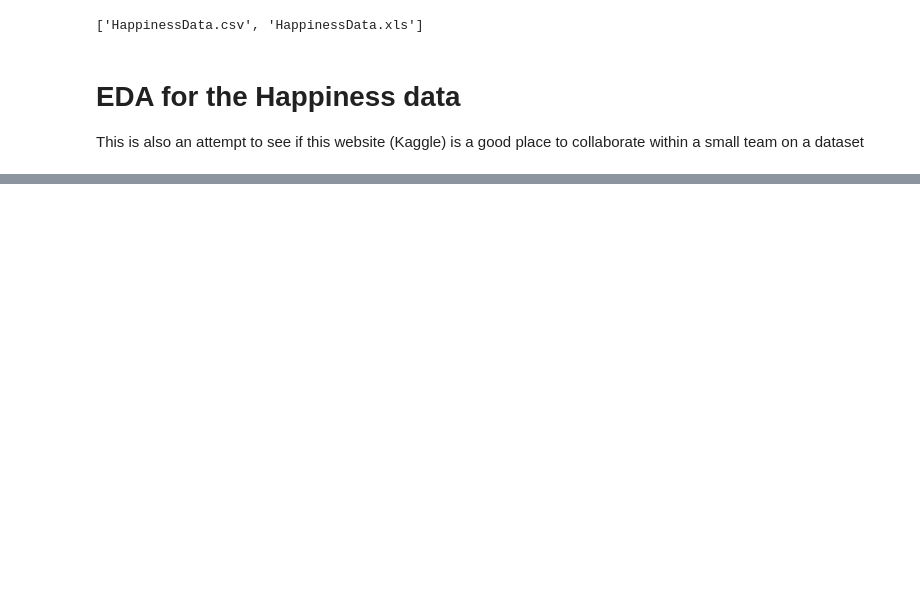
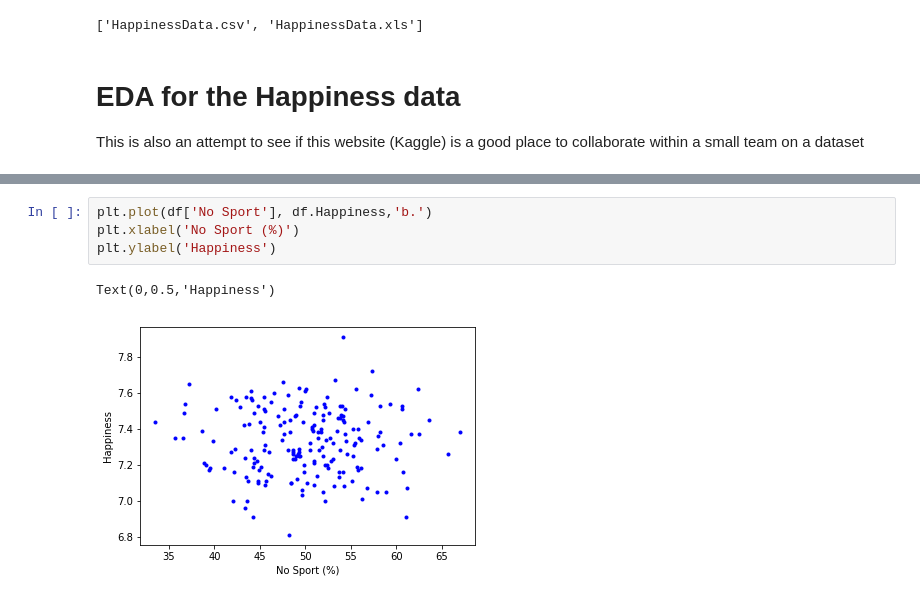
Before and after one commit to CAMWC1/bootcamping2017_2018, a Jupyter notebook: HappinessData.ipynb, the cells around one changed output, grey strips where cells are left out. Saved outputs shown, nothing was run; the diff lists cells and outputs as text; blank space fills up the shorter version.

```diff
--- a/HappinessData.ipynb
+++ b/HappinessData.ipynb
@@ -79,0 +211,7 @@ dtype: int64
+# %%
+plt.plot(df['No Sport'], df.Happiness,'b.')
+plt.xlabel('No Sport (%)')
+plt.ylabel('Happiness')
+# %% [output]
+Text(0,0.5,'Happiness')
+[figure, added]
```
Also changed, not shown: parts of 27 cells of this notebook.
